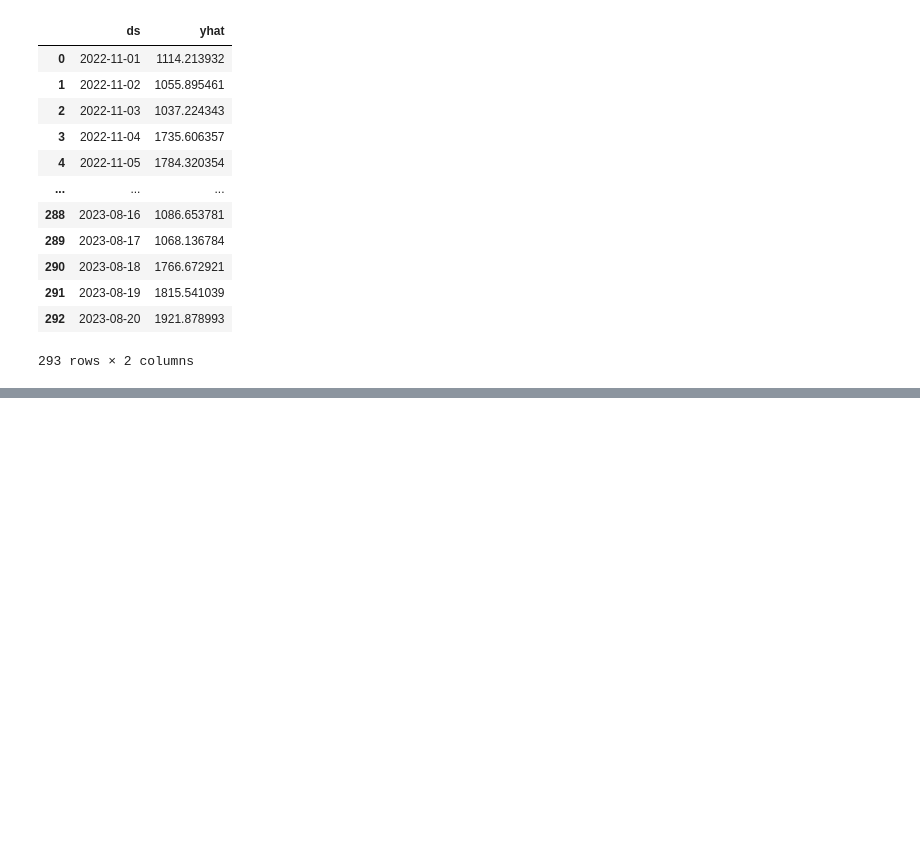
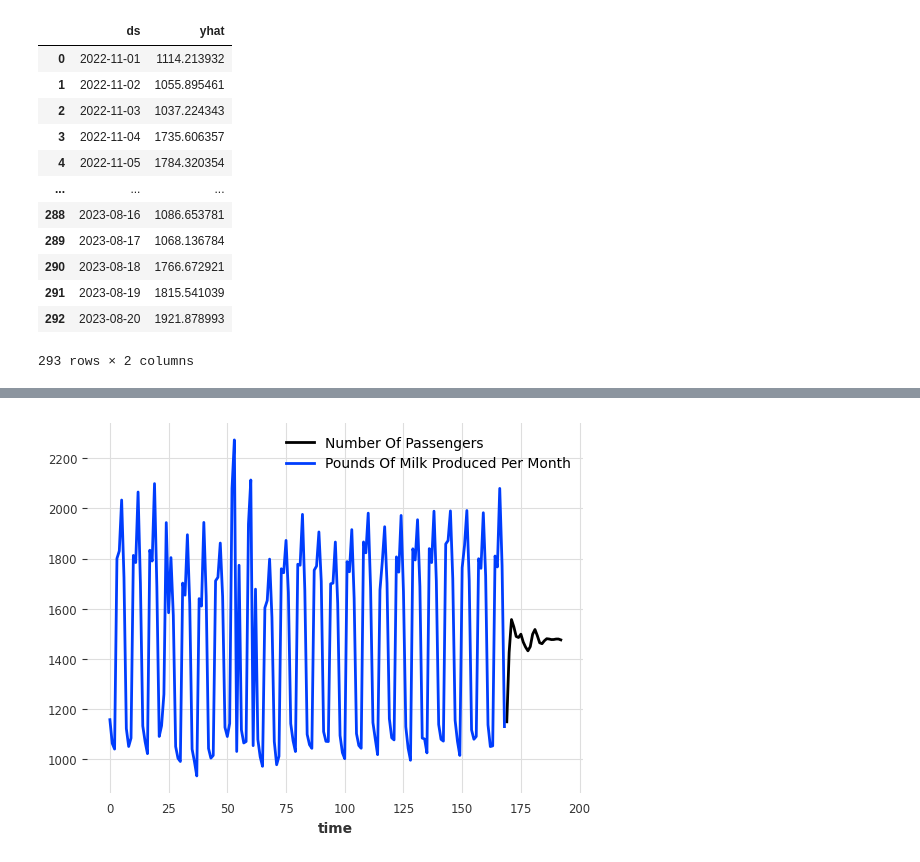
Before and after one commit to gar22891uvg/ProyectoFinalGRP4, a Jupyter notebook: GRP4ProyectoFinal_JAG.ipynb, the cells around one changed output, grey strips where cells are left out. Drawn from its saved outputs; the diff is of its cells as text; code cells hidden in the pictures; blank space fills up the shorter version.

```diff
--- a/GRP4ProyectoFinal_JAG.ipynb
+++ b/GRP4ProyectoFinal_JAG.ipynb
@@ -211,0 +219,2 @@ plot2=m.plot_components(forecast)
+# %%
+y_train = y[:-24]
@@ -211,0 +241,7 @@ plot2=m.plot_components(forecast)
+# %%
+model = RegressionModel(
+                        lags=[-1,-2,-12],
+                        model=LinearRegression()
+                       )
+# %%
+model.fit(series=y_train)
@@ -211,0 +250,2 @@ plot2=m.plot_components(forecast)
+# %%
+y_pred = model.predict(n=24, series=y_train)
@@ -212,3 +292,9 @@ plot2=m.plot_components(forecast)
+# %%
+y_pred.plot(label="Number Of Passengers")
+y_train.plot(label="Pounds Of Milk Produced Per Month" )
+plt.legend();
+# %% [output]
+[figure, added]
 # %%
 sns.set_style("darkgrid") # Others whitegrid, white, dark, ticks https://www.python-graph-gallery.com/104-seaborn-themes
 # %%
```
Also changed, not shown: parts of 18 cells of this notebook.
